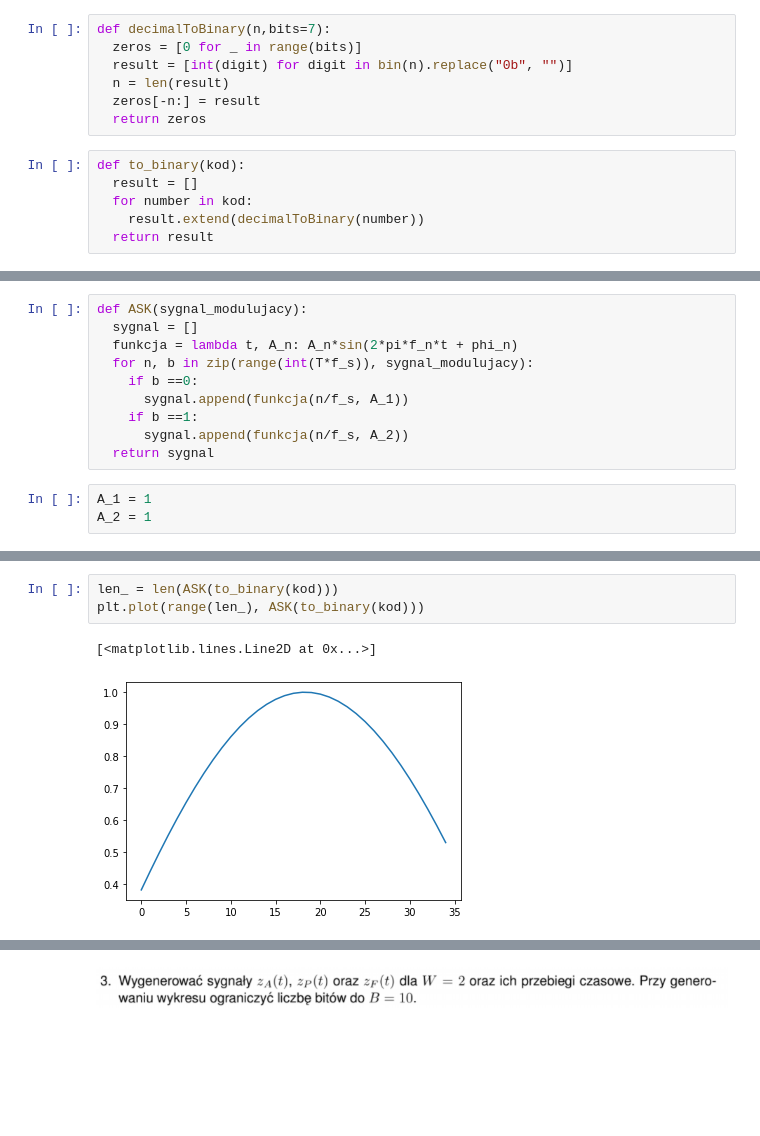
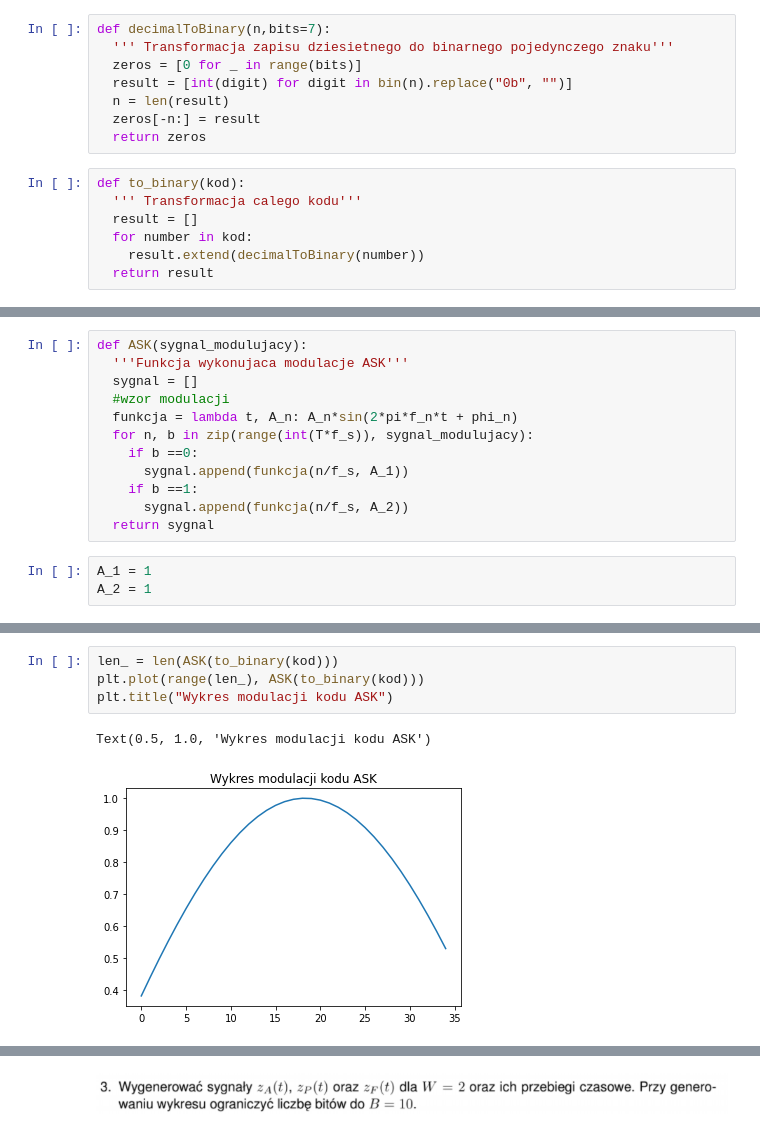
Before and after one commit to Oskarino/Lab4_PTD, a Jupyter notebook: Lab4_PTD.ipynb, the cells around one changed output, grey strips where cells are left out. Cells and saved outputs as stored; diff of their text form; blank space fills up the shorter version.

```diff
--- a/Lab4_PTD.ipynb
+++ b/Lab4_PTD.ipynb
@@ -50,5 +94,6 @@ kod
 # %%
 def decimalToBinary(n,bits=7):
+  ''' Transformacja zapisu dziesietnego do binarnego pojedynczego znaku'''
   zeros = [0 for _ in range(bits)]
   result = [int(digit) for digit in bin(n).replace("0b", "")]
   n = len(result)
@@ -56,6 +101,7 @@ def decimalToBinary(n,bits=7):
   return zeros
 # %%
 def to_binary(kod):
+  ''' Transformacja calego kodu'''
   result = []
   for number in kod:
     result.extend(decimalToBinary(number))
@@ -89,7 +141,9 @@ f_n1 = (W +1)/T_b
 f_n2 = (W +2)/T_b
 # %%
 def ASK(sygnal_modulujacy):
+  '''Funkcja wykonujaca modulacje ASK'''
   sygnal = []
+  #wzor modulacji
   funkcja = lambda t, A_n: A_n*sin(2*pi*f_n*t + phi_n)
   for n, b in zip(range(int(T*f_s)), sygnal_modulujacy):
     if b ==0:
@@ -123,6 +178,7 @@ ASK(to_binary(kod))
 # %%
 len_ = len(ASK(to_binary(kod)))
 plt.plot(range(len_), ASK(to_binary(kod)))
+plt.title("Wykres modulacji kodu ASK")
 # %% [output]
-[<matplotlib.lines.Line2D at 0x...>]
+Text(0.5, 1.0, 'Wykres modulacji kodu ASK')
-[figure, old version]
+[figure, new version]
```
Also changed, not shown: parts of 25 cells of this notebook.
